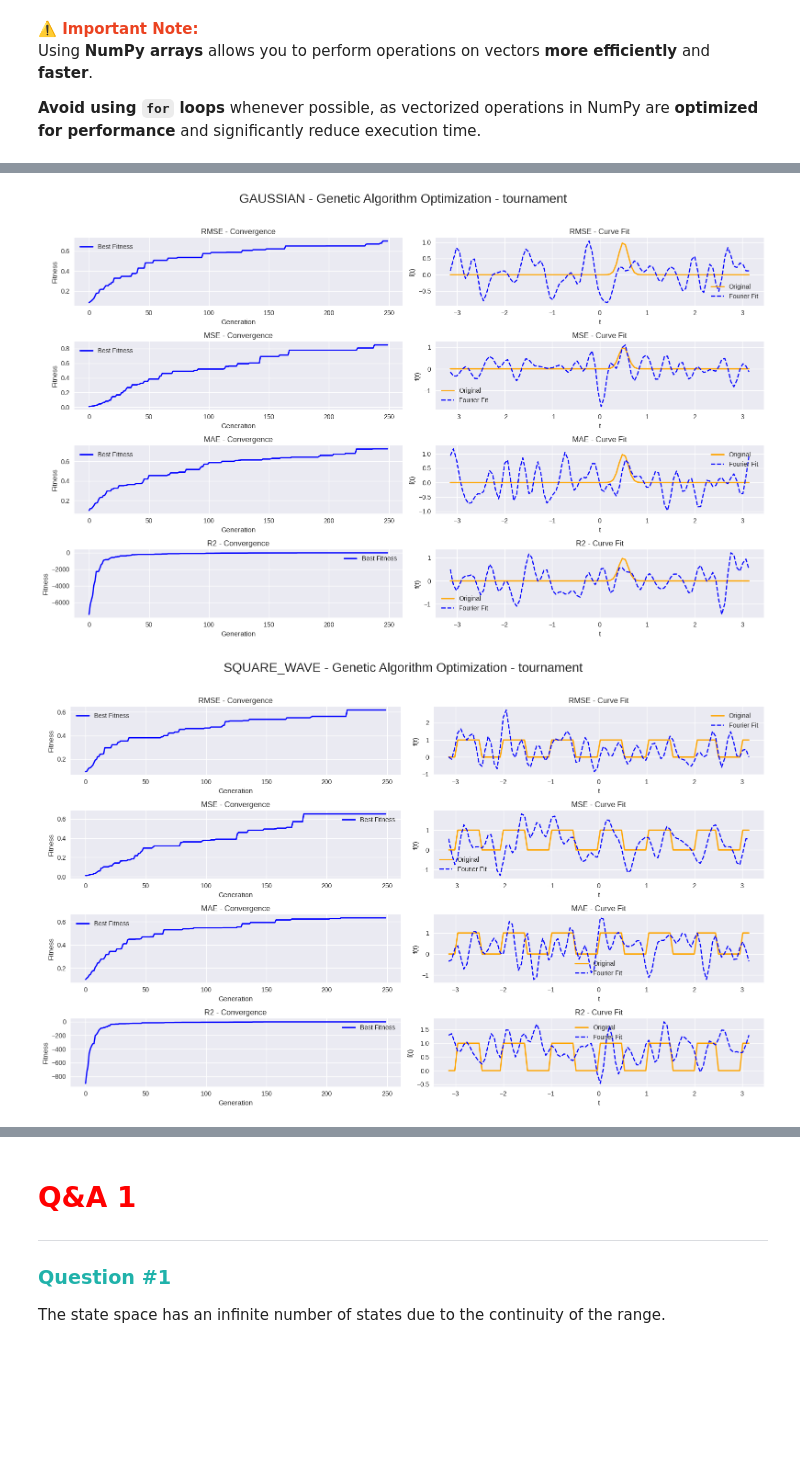
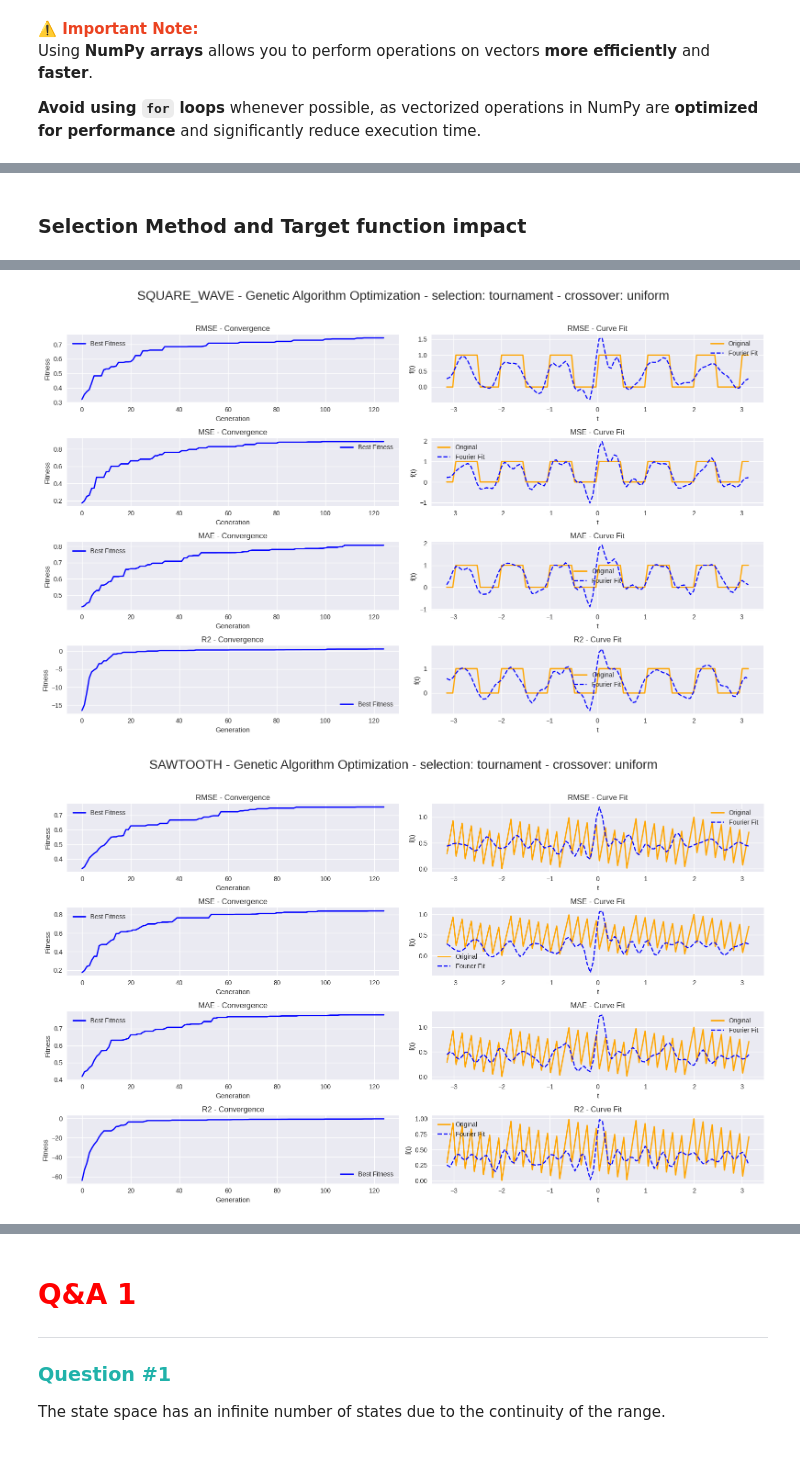
Before and after one commit to erfan-f/Artificial-Intelligence-Course, a Jupyter notebook: CA2/CA2-Files.ipynb, the cells around one changed output, grey strips where cells are left out. Drawn from its saved outputs; the diff is of its cells as text; code cells hidden in the pictures; blank space fills up the shorter version.

```diff
--- a/CA2/CA2-Files.ipynb
+++ b/CA2/CA2-Files.ipynb
@@ -24,12 +24,11 @@ import numpy as np
 # %%
 # algorithm parameters
 numCoeffs = 43
-coeffsRange = (-5, +5)
 populationSize = 100
-generations = 50
+generations = 125
 mutationRate = 0.15
 crossoverRate = 0.8
-eliteCount = 5
+eliteCount = 10
 functionRange = (-np.pi, np.pi)
 sampleCount = 100
 # %%
@@ -102,13 +112,4 @@ Using **NumPy arrays** allows you to perform operations on vectors **more effici
 # %%
-def fourier_series(t, coefficients):
-    a0 = coefficients[0]
-    sum_terms = a0 / 2
-    for n in range(1, 22):
-        an = coefficients[n]
-        bn = coefficients[n + 21]
-        sum_terms += an * np.cos(n * t) + bn * np.sin(n * t)
-    return sum_terms
-
 def FitnessScore(population: np.array, tSamples, fSamples, method: str):
     fitness_score = []
     def RMSE(predicted, samples):
@@ -125,9 +126,7 @@ def FitnessScore(population: np.array, tSamples, fSamples, method: str):
         ss_tot = np.sum((samples - np.mean(samples)) ** 2)
         if ss_tot == 0:
             return 1.0 if ss_res == 0 else 0.0
-        rx2 = 1 - (ss_res / ss_tot)
-        x = 1 - ((1-rx2)*(populationSize-1)/ (populationSize-numCoeffs-1))
-        return x
+        return 1 - (ss_res / ss_tot)
 
     score_methods = {
         'rmse': RMSE,
@@ -203,13 +227,13 @@ def create_new_generation(population: np.array, tSamples, fSamples, fitness_scor
 # %%
-def genetic_algorithm(generations, tSamples, fSamples, score_method='rmse', selection_method='tournament'):
-    population = np.random.uniform(coeffsRange[0], coeffsRange[1], size=(populationSize, 43))
+def genetic_algorithm(generations, coefficient_range, tSamples, fSamples, crossover_method='uniform', score_method='rmse', selection_method='tournament', population_size=populationSize):
+    population = np.random.uniform(coefficient_range[0], coefficient_range[1], size=(population_size, 43))
     best_fitness_history = []
 
     for _ in range(generations):
         fitness_scores = FitnessScore(population, tSamples, fSamples, score_method)
         best_idx = np.argmax(fitness_scores)
         best_fitness_history.append(fitness_scores[best_idx])
-        population = create_new_generation(population, tSamples, fSamples, fitness_scores, score_method, selection_method)
+        population = create_new_generation(population, coefficient_range, fitness_scores, crossover_method, selection_method)
 
     final_fitnesses = FitnessScore(population, tSamples, fSamples, score_method)
     best_idx = np.argmax(final_fitnesses)
@@ -218,9 +327,10 @@ def genetic_algorithm(generations, tSamples, fSamples, score_method='rmse', sele
+# %% [markdown]
+### Selection Method and Target function impact
 # %%
-import matplotlib.pyplot as plt
 plt.style.use('seaborn-v0_8')
 
-periodic = ["sin_cos", "gaussian", "square_wave", "sawtooth", "complex_fourier"]
-non_periodic = ["cubic", "quadratic", "linear", "polynomial"]
+periodic = ["sin_cos", "square_wave", "sawtooth", "complex_fourier"]
+non_periodic = ["cubic", "quadratic", "linear", "polynomial", "gaussian"]
 
 selection_method = 'tournament'
 
@@ -228,13 +338,14 @@ for testFunc in periodic + non_periodic:
     tSamples = np.linspace(functionRange[0], functionRange[1], sampleCount)
     fSamples = getTargetFunction(testFunc)(tSamples)
 
-    coeffsRange = (-500, 500) if testFunc in non_periodic else (-5, 5)
+    coeffsRange = (np.min(fSamples), np.max(fSamples))
+    crossover_method = 'uniform' if testFunc in periodic else 'blend'
 
     fig, axes = plt.subplots(4, 2, figsize=(16, 10))
-    fig.suptitle(f"{testFunc.upper()} - Genetic Algorithm Optimization - {selection_method}", fontsize=20)
+    fig.suptitle(f"{testFunc.upper()} - Genetic Algorithm Optimization - selection: {selection_method} - crossover: {crossover_method}", fontsize=20)
 
     for i, score_method in enumerate(['rmse', 'mse', 'mae', 'r2']):
-        best_solution, fitness_history = genetic_algorithm(250, tSamples, fSamples, score_method=score_method, selection_method=selection_method)
+        best_solution, fitness_history = genetic_algorithm(generations, coeffsRange, tSamples, fSamples, score_method=score_method, selection_method=selection_method, crossover_method=crossover_method)
 
         axes[i, 0].plot(fitness_history, label="Best Fitness", color='blue', linewidth=2)
         axes[i, 0].set_title(f"{score_method.upper()} - Convergence")
@@ -259,2 +370,2 @@ for testFunc in periodic + non_periodic:
-[figure, old version]
+[figure, new version]
-[figure, old version]
+[figure, new version]
```
Also changed, not shown: parts of 13 cells of this notebook, 1 other file.
